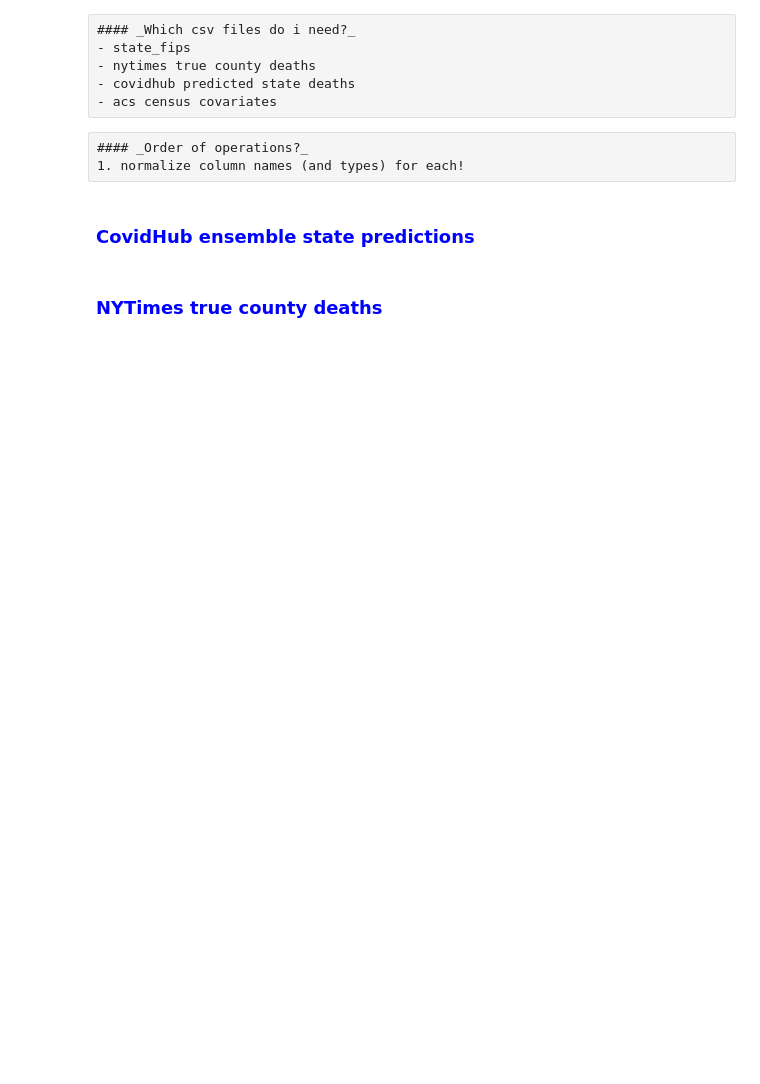
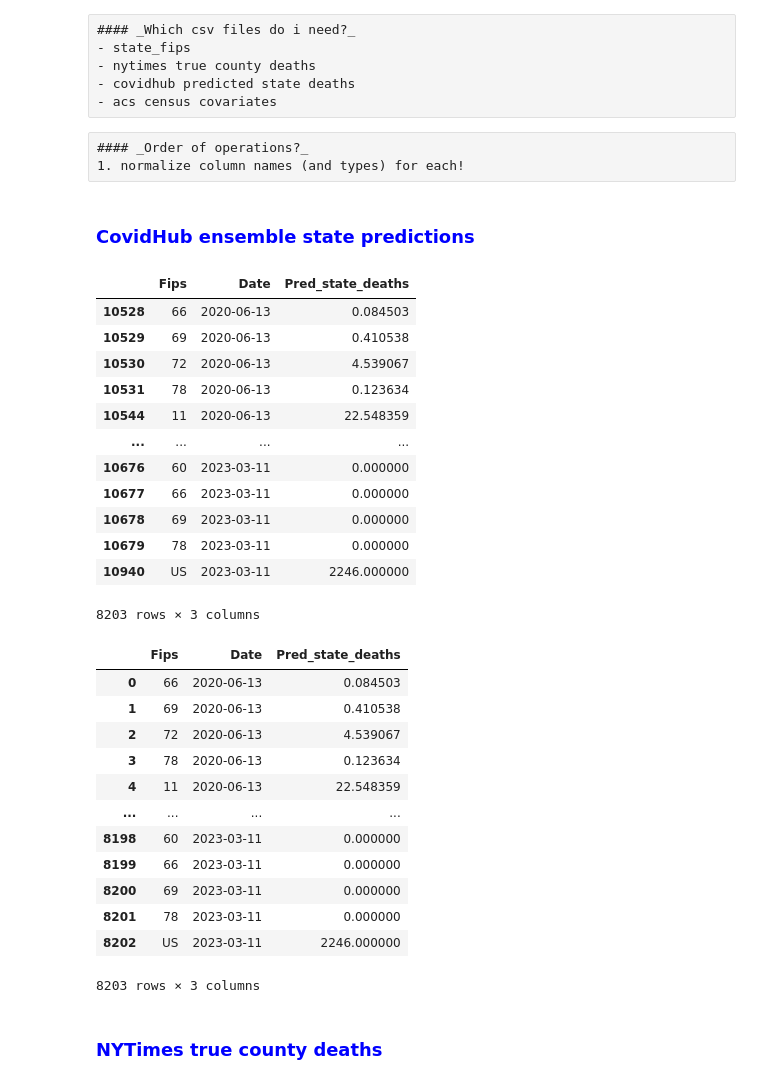
Before and after one commit to katfish666/EpSampling, a Jupyter notebook: notebooks/20240925d_redoing_dataset.ipynb, the cells around one changed output. Saved outputs shown, nothing was run; the diff lists cells and outputs as text; code cells hidden in the pictures; blank space fills up the shorter version.

```diff
--- a/notebooks/20240925d_redoing_dataset.ipynb
+++ b/notebooks/20240925d_redoing_dataset.ipynb
@@ -37,33 +30,64 @@ import os
 from tqdm.notebook import tqdm
 
 my_dir = os.path.join(DATA_DIR,'raw','COVIDhub-ensemble')
 files = glob.glob(f'{my_dir}/*.csv')
 
 types = ['point']
 targets = ['1 wk ahead inc death']
 
 all_dfs = []
 for f in tqdm(files,total=len(files)):
     df = pd.read_csv(f)
     ## Choose which types (only point for now)
     df = df[df.type=='point']
     ## Only 1 wk ahead inc
     df = df[df.target.isin(targets)]
     all_dfs.append(df)
 df_all = pd.concat(all_dfs)
 
 ## REFORMAT dataframe ...
 ## choose cols
 df = df_all[['location','target_end_date','value']]
 ## rename cols
 df.rename({'location':'Fips',
            'target_end_date':'Date',
            'value':'Pred_state_deaths'}, axis=1, inplace=True)
 ## dtype check: good
 
 ## SAVE CSV!
 fpath = os.path.join(DATA_DIR,'processed',f'formatted_COVIDhub-ensemble_{DT}.csv')
 df.to_csv(fpath,index=False)
+
+## READ BACK AND CHECK
+dff = pd.read_csv(fpath)
+display(df, dff)
+# %% [output]
+|  | Fips | Date | Pred_state_deaths |
+| 10528 | 66 | 2020-06-13 | 0.084503 |
+| 10529 | 69 | 2020-06-13 | 0.410538 |
+| 10530 | 72 | 2020-06-13 | 4.539067 |
+| 10531 | 78 | 2020-06-13 | 0.123634 |
+| 10544 | 11 | 2020-06-13 | 22.548359 |
+| ... | ... | ... | ... |
+| 10676 | 60 | 2023-03-11 | 0.000000 |
+| 10677 | 66 | 2023-03-11 | 0.000000 |
+| 10678 | 69 | 2023-03-11 | 0.000000 |
+| 10679 | 78 | 2023-03-11 | 0.000000 |
+| 10940 | US | 2023-03-11 | 2246.000000 |
+8203 rows × 3 columns
+|  | Fips | Date | Pred_state_deaths |
+| 0 | 66 | 2020-06-13 | 0.084503 |
+| 1 | 69 | 2020-06-13 | 0.410538 |
+| 2 | 72 | 2020-06-13 | 4.539067 |
+| 3 | 78 | 2020-06-13 | 0.123634 |
+| 4 | 11 | 2020-06-13 | 22.548359 |
+| ... | ... | ... | ... |
+| 8198 | 60 | 2023-03-11 | 0.000000 |
+| 8199 | 66 | 2023-03-11 | 0.000000 |
+| 8200 | 69 | 2023-03-11 | 0.000000 |
+| 8201 | 78 | 2023-03-11 | 0.000000 |
+| 8202 | US | 2023-03-11 | 2246.000000 |
+8203 rows × 3 columns
 # %% [markdown]
 ### <font color=blue> NYTimes true county deaths
 # %%
```
Also changed, not shown: parts of 13 cells of this notebook.
